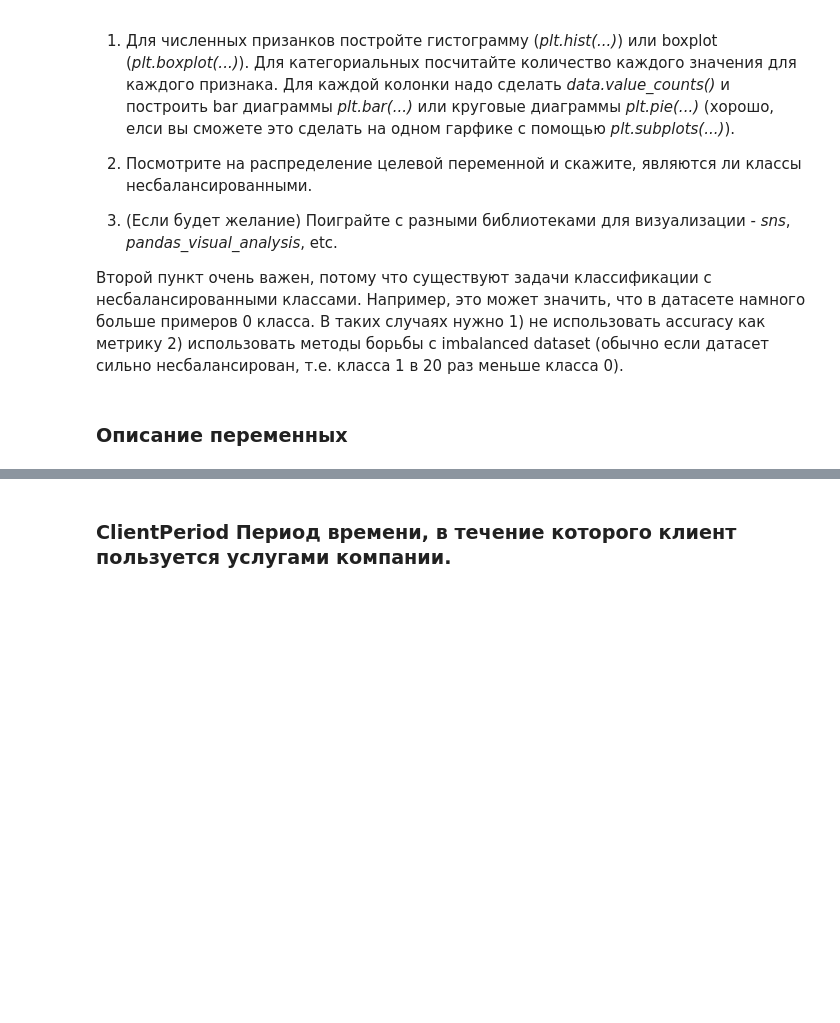
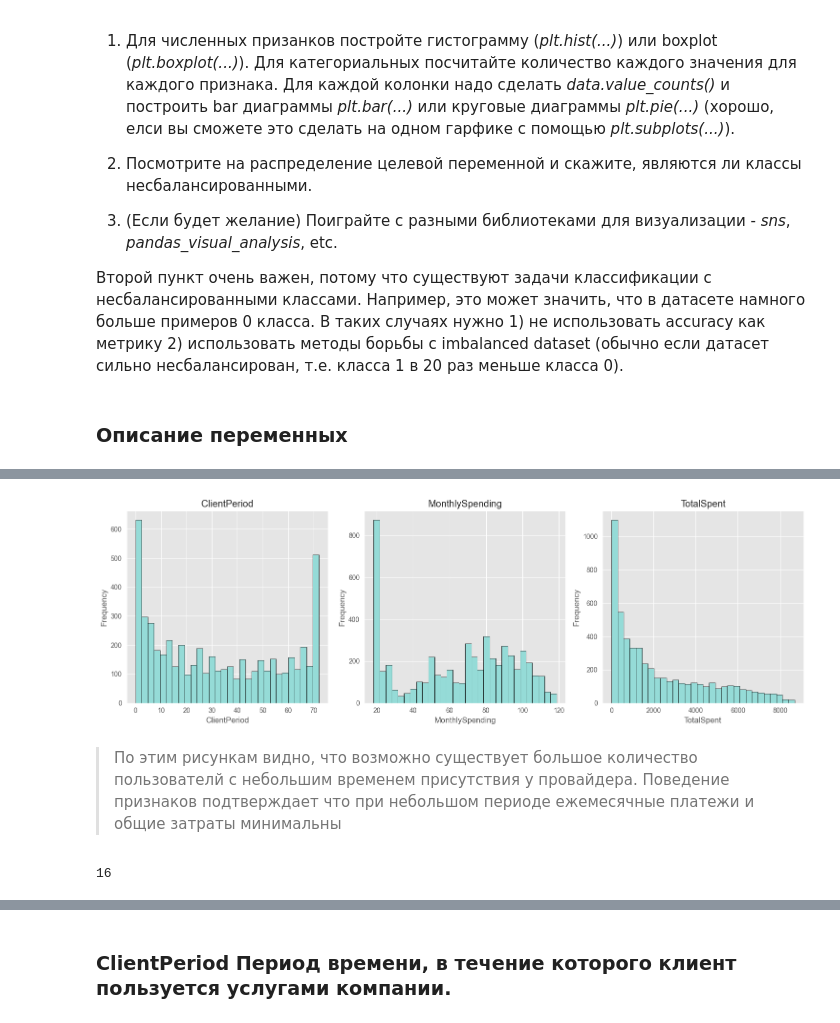
Before and after one commit to alex-chin/dsl_part_1_ml_cv, a Jupyter notebook: week_03_composition_model_selection/Homework/hw_3_kaggle_alx.ipynb, the cells around one changed output, grey strips where cells are left out. Cells and saved outputs as stored; diff of their text form; code cells hidden in the pictures; blank space fills up the shorter version.

```diff
--- a/week_03_composition_model_selection/Homework/hw_3_kaggle_alx.ipynb
+++ b/week_03_composition_model_selection/Homework/hw_3_kaggle_alx.ipynb
@@ -282,0 +249,21 @@ df.TotalSpent=df.TotalSpent.fillna(0)
+# %%
+plt.style.use('ggplot')
+# %%
+fig, axes = plt.subplots(nrows=1, ncols=len(num_cols), figsize=(15, 5))
+
+for i, feature in enumerate(num_cols):
+    axes[i].hist(df[feature], bins=30, color='#95dbd7', edgecolor='black')
+    axes[i].set_title(feature)
+    axes[i].set_xlabel(feature)
+    axes[i].set_ylabel('Frequency')
+
+plt.tight_layout()
+plt.show()
+# %% [output]
+[figure, added]
+# %% [markdown]
+> По этим рисункам видно, что возможно существует большое количество пользователй с небольшим временем присутствия у провайдера. Поведение признаков подтверждает что при небольшом периоде ежемесячные платежи и общие затраты минимальны
+# %%
+len(cat_cols)
+# %% [output]
+16
```
Also changed, not shown: parts of 47 cells of this notebook.
